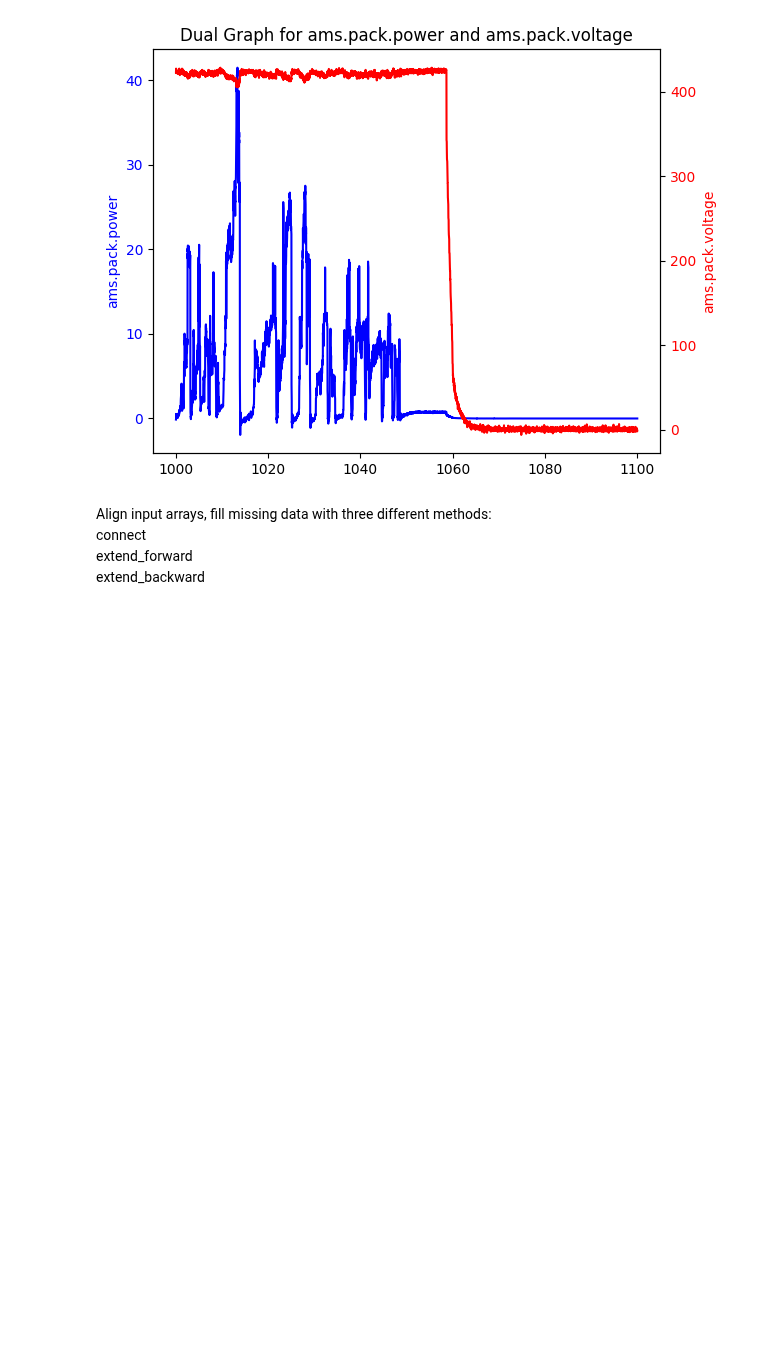
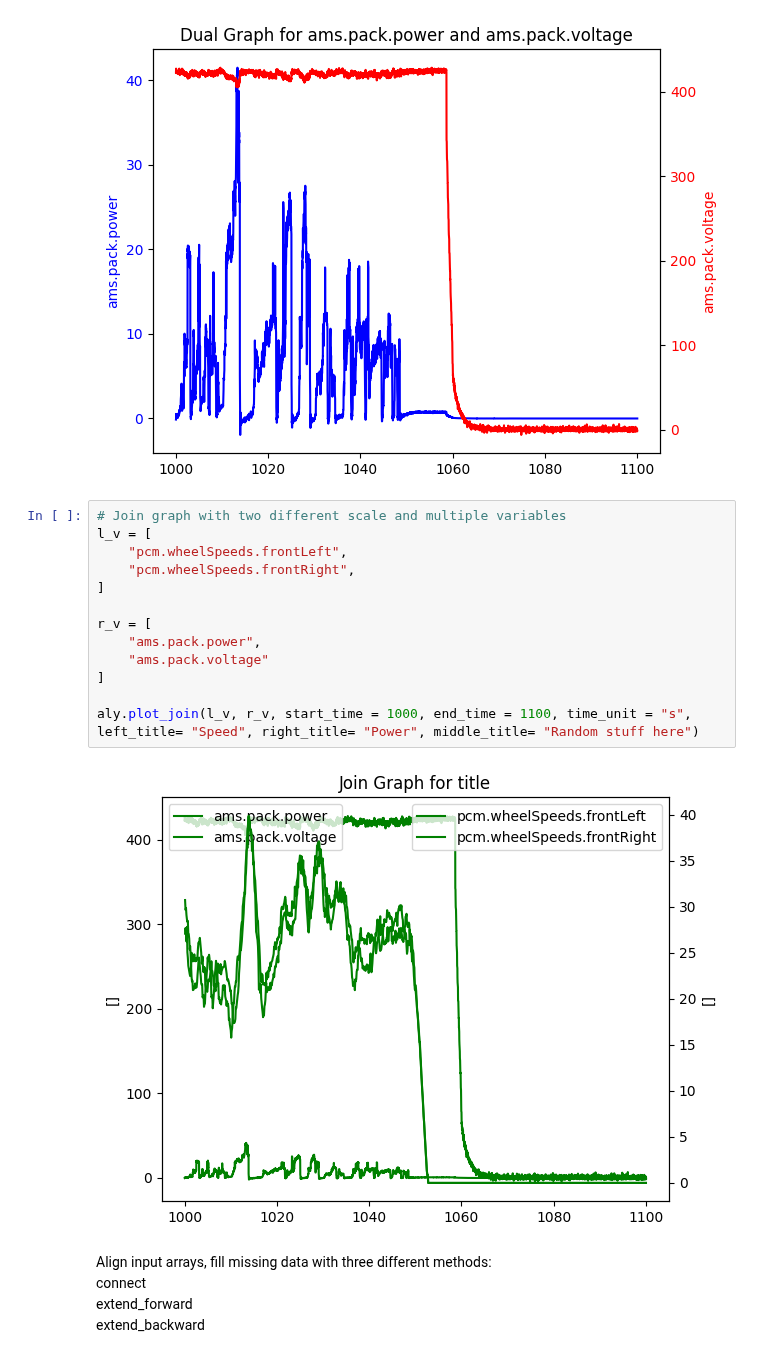
Before and after one commit to Penn-Electric-Racing/PER-Data-Analyzer, a Jupyter notebook: tutorial/tutorial.ipynb, the cells around one changed output. Saved outputs shown, nothing was run; the diff lists cells and outputs as text; blank space fills up the shorter version.

Commit message:
Added join graph

```diff
--- a/tutorial/tutorial.ipynb
+++ b/tutorial/tutorial.ipynb
@@ -174,6 +174,21 @@ graph for pcm.moc.motor.requestedTorque and pcm.moc.motor.wheelSpeed
 [figure]
 graph for ams.pack.power and ams.pack.voltage
 [figure]
+# %%
+# Join graph with two different scale and multiple variables
+l_v = [
+    "pcm.wheelSpeeds.frontLeft",
+    "pcm.wheelSpeeds.frontRight",
+]
+
+r_v = [
+    "ams.pack.power",
+    "ams.pack.voltage"
+]
+
+aly.plot_join(l_v, r_v, start_time = 1000, end_time = 1100, time_unit = "s", left_title= "Speed", right_title= "Power", middle_title= "Random stuff here")
+# %% [output]
+[figure, added]
 # %% [markdown]
 Align input arrays, fill missing data with three different methods:\
 connect\
```
Also changed, not shown: 2 other files.
